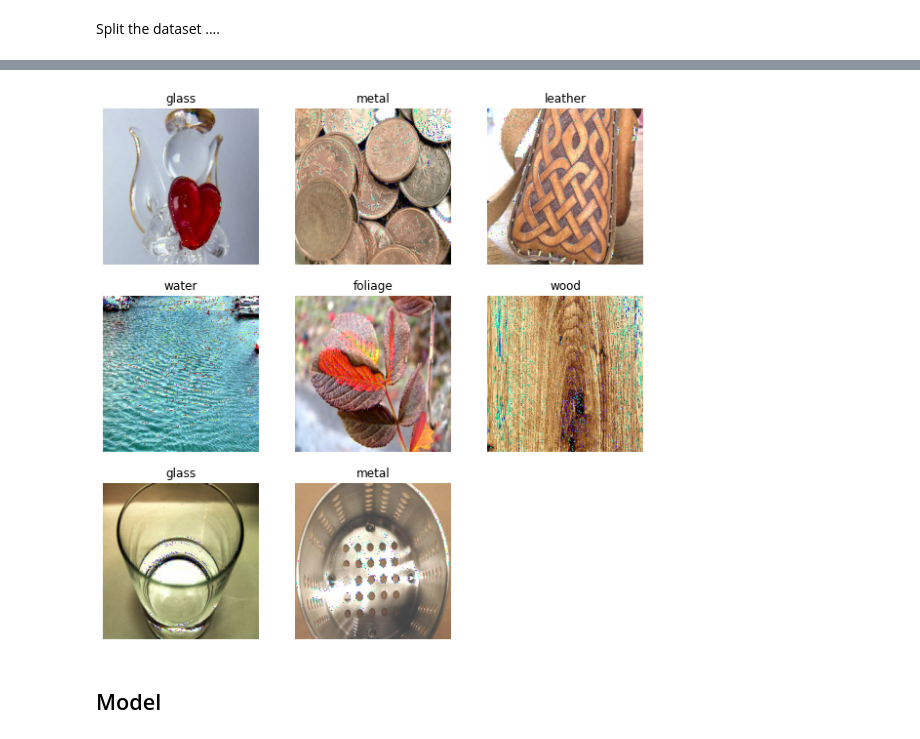
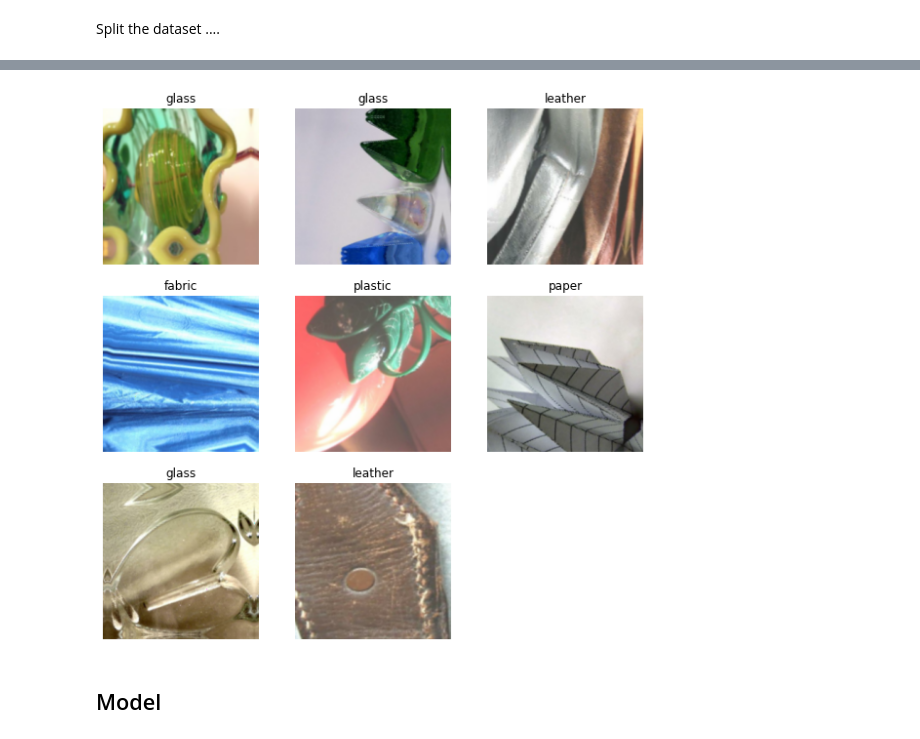
Before and after one commit to chingfhen/Material-Recognition, a Jupyter notebook: model/Resnet50_Normal_Aug.ipynb, the cells around one changed output, grey strips where cells are left out. Drawn from its saved outputs; the diff is of its cells as text; code cells hidden in the pictures.

```diff
--- a/model/Resnet50_Normal_Aug.ipynb
+++ b/model/Resnet50_Normal_Aug.ipynb
@@ -113,0 +114,24 @@ coreClock: 1.545GHz coreCount: 68 deviceMemorySize: 10.76GiB deviceMemoryBandwid
+# %%
+train_dataset=train_dataset.repeat(2)
+# %%
+ data_augmentation = tf.keras.Sequential([
+    tf.keras.layers.experimental.preprocessing.RandomFlip('horizontal_and_vertical'),
+    tf.keras.layers.experimental.preprocessing.RandomTranslation(height_factor=0.2, width_factor=0.2),
+
+#      tf.keras.layers.experimental.preprocessing.RandomContrast(0.1),
+    tf.keras.layers.experimental.preprocessing.RandomRotation(0.5),
+     tf.keras.layers.experimental.preprocessing.RandomZoom(.3),
+ ])
+# %%
+#visualize the dataset to ensure correctness
+
+# original
+class_names = CLASSES
+batch_size= 8
+plt.figure(figsize=(10, 10))
+for images, labels in train_dataset.take(1):
+    for i in range(batch_size):
+        ax = plt.subplot(3, 3, i + 1)
+        plt.imshow(images[i].numpy().astype("uint8"))
+        plt.title(class_names[labels[i]])
+        plt.axis("off")
@@ -114,12 +142,13 @@ coreClock: 1.545GHz coreCount: 68 deviceMemorySize: 10.76GiB deviceMemoryBandwid
 # %%
-#visualize the dataset to ensure correctness
+#visualize augmented
 class_names = CLASSES
 batch_size= 8
 plt.figure(figsize=(10, 10))
 for images, labels in train_dataset.take(1):
-  for i in range(batch_size):
-    ax = plt.subplot(3, 3, i + 1)
-    plt.imshow(images[i].numpy().astype("uint8"))
-    plt.title(class_names[labels[i]])
-    plt.axis("off")
+    images=data_augmentation(images)
+    for i in range(batch_size):
+        ax = plt.subplot(3, 3, i + 1)
+        plt.imshow(images[i].numpy().astype("uint8"))
+        plt.title(class_names[labels[i]])
+        plt.axis("off")
 # %% [output]
@@ -128,3 +155,3 @@ for images, labels in train_dataset.take(1):
-[figure, old version]
+[figure, new version]
 # %% [markdown]
 ## Model
```
Also changed, not shown: parts of 23 cells of this notebook, 5 other files.
